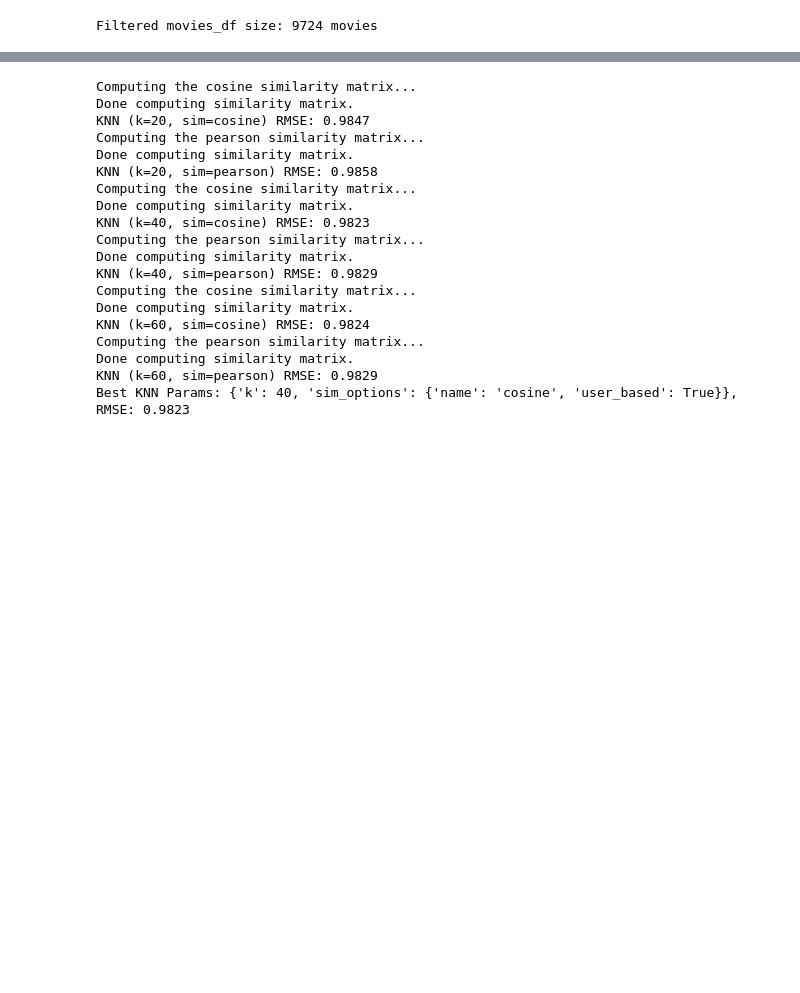
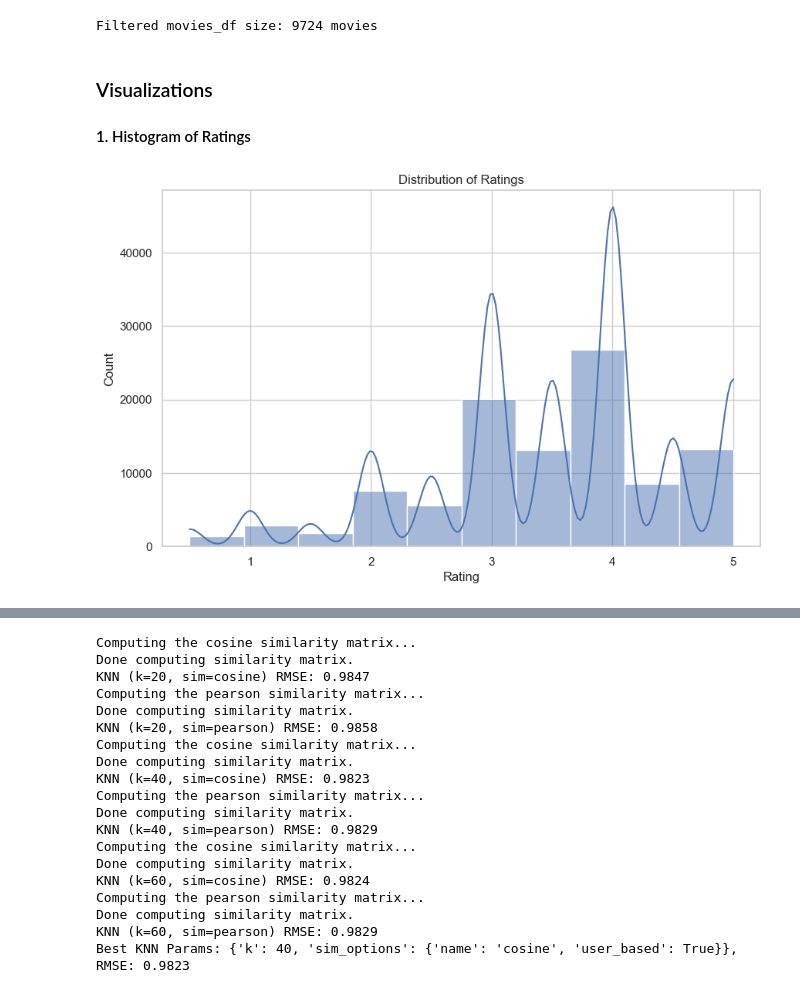
Before and after one commit to H-Rumenya/Group_2_P4_Project, a Jupyter notebook: phase4_project.ipynb, the cells around one changed output, grey strips where cells are left out. Saved outputs shown, nothing was run; the diff lists cells and outputs as text; code cells hidden in the pictures; blank space fills up the shorter version.

Commit message:
update jupyter notebook with visualizations

```diff
--- a/phase4_project.ipynb
+++ b/phase4_project.ipynb
@@ -301,3 +304,16 @@ movies = movies[movies['movieId'].isin(user_item_matrix.columns)]
 print(f"Filtered movies_df size: {len(movies)} movies")
 # %% [output]
 Filtered movies_df size: 9724 movies
+# %% [markdown]
+### Visualizations
+#### 1. Histogram of Ratings
+# %%
+plt.figure(figsize=(10, 6))
+sns.histplot(data['rating'], bins=10, kde=True)
+plt.title('Distribution of Ratings')
+plt.xlabel('Rating')
+plt.ylabel('Count')
+plt.savefig('rating_distribution.png')
+plt.show()
+# %% [output]
+[figure, added]
```
Also changed, not shown: parts of 40 cells of this notebook.
